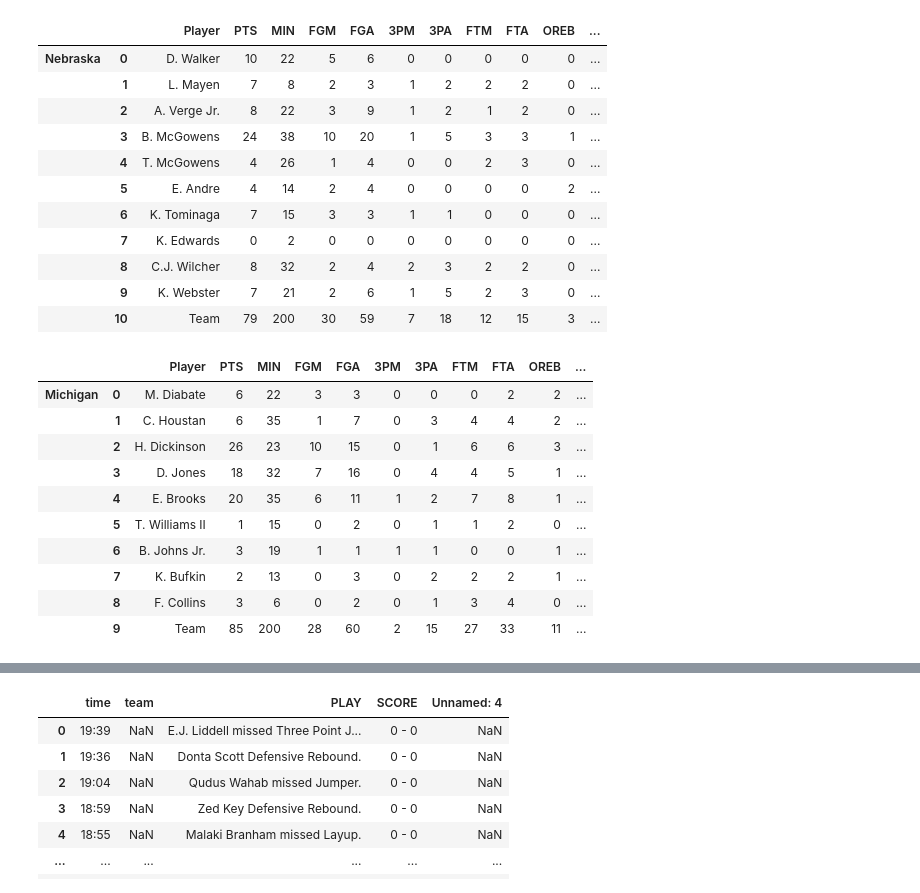
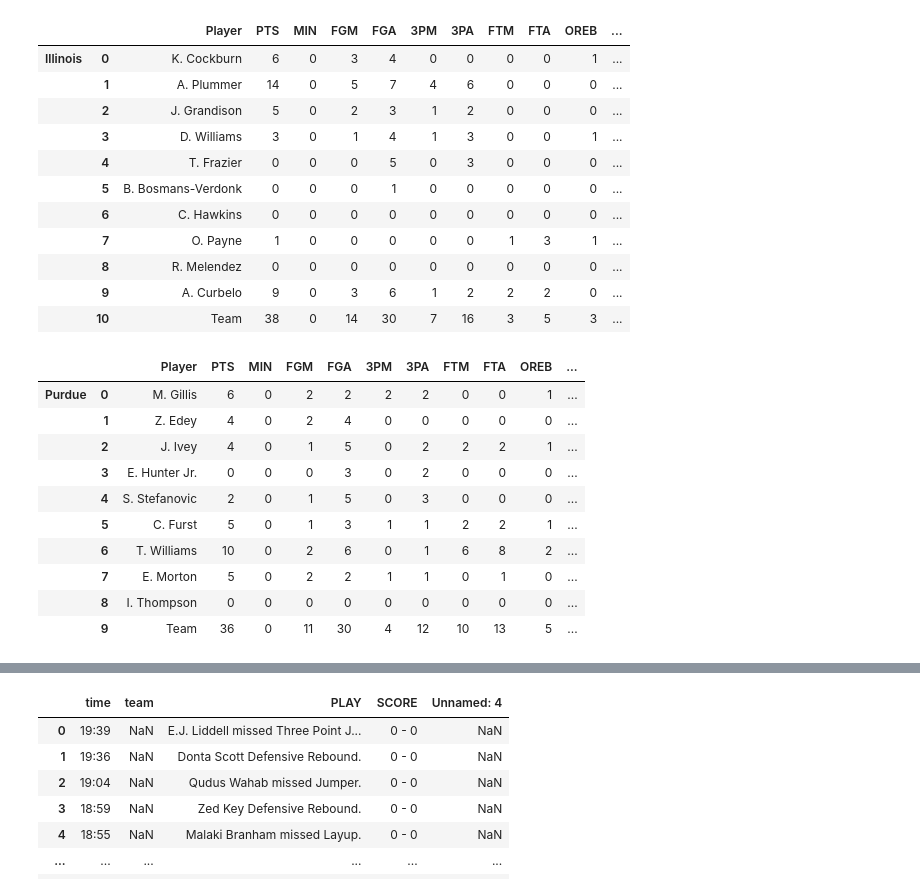
Before and after one commit to fmathews11/College_Basketball_Functions, a Jupyter notebook: Pulling_In_Boxscores.ipynb, the cells around one changed output, grey strips where cells are left out. Saved outputs shown, nothing was run; the diff lists cells and outputs as text; code cells hidden in the pictures.

```diff
--- a/Pulling_In_Boxscores.ipynb
+++ b/Pulling_In_Boxscores.ipynb
@@ -161,28 +160,28 @@ def get_agg_boxscore(game_id,disp = True):
 
     return final_df.astype(type_dict)
 # %%
-get_boxscores(401364415,disp = True)
+get_boxscores(401364432,disp = True)
 # %% [output]
 |  |  | Player | PTS | MIN | FGM | FGA | 3PM | 3PA | FTM | FTA | OREB | ... |
-| Nebraska | 0 | D. Walker | 10 | 22 | 5 | 6 | 0 | 0 | 0 | 0 | 0 | ... |
-|  | 1 | L. Mayen | 7 | 8 | 2 | 3 | 1 | 2 | 2 | 2 | 0 | ... |
-|  | 2 | A. Verge Jr. | 8 | 22 | 3 | 9 | 1 | 2 | 1 | 2 | 0 | ... |
-|  | 3 | B. McGowens | 24 | 38 | 10 | 20 | 1 | 5 | 3 | 3 | 1 | ... |
-|  | 4 | T. McGowens | 4 | 26 | 1 | 4 | 0 | 0 | 2 | 3 | 0 | ... |
-|  | 5 | E. Andre | 4 | 14 | 2 | 4 | 0 | 0 | 0 | 0 | 2 | ... |
-|  | 6 | K. Tominaga | 7 | 15 | 3 | 3 | 1 | 1 | 0 | 0 | 0 | ... |
-|  | 7 | K. Edwards | 0 | 2 | 0 | 0 | 0 | 0 | 0 | 0 | 0 | ... |
-|  | 8 | C.J. Wilcher | 8 | 32 | 2 | 4 | 2 | 3 | 2 | 2 | 0 | ... |
-|  | 9 | K. Webster | 7 | 21 | 2 | 6 | 1 | 5 | 2 | 3 | 0 | ... |
-|  | 10 | Team | 79 | 200 | 30 | 59 | 7 | 18 | 12 | 15 | 3 | ... |
+| Illinois | 0 | K. Cockburn | 6 | 0 | 3 | 4 | 0 | 0 | 0 | 0 | 1 | ... |
+|  | 1 | A. Plummer | 14 | 0 | 5 | 7 | 4 | 6 | 0 | 0 | 0 | ... |
+|  | 2 | J. Grandison | 5 | 0 | 2 | 3 | 1 | 2 | 0 | 0 | 0 | ... |
+|  | 3 | D. Williams | 3 | 0 | 1 | 4 | 1 | 3 | 0 | 0 | 1 | ... |
+|  | 4 | T. Frazier | 0 | 0 | 0 | 5 | 0 | 3 | 0 | 0 | 0 | ... |
+|  | 5 | B. Bosmans-Verdonk | 0 | 0 | 0 | 1 | 0 | 0 | 0 | 0 | 0 | ... |
+|  | 6 | C. Hawkins | 0 | 0 | 0 | 0 | 0 | 0 | 0 | 0 | 0 | ... |
+|  | 7 | O. Payne | 1 | 0 | 0 | 0 | 0 | 0 | 1 | 3 | 1 | ... |
+|  | 8 | R. Melendez | 0 | 0 | 0 | 0 | 0 | 0 | 0 | 0 | 0 | ... |
+|  | 9 | A. Curbelo | 9 | 0 | 3 | 6 | 1 | 2 | 2 | 2 | 0 | ... |
+|  | 10 | Team | 38 | 0 | 14 | 30 | 7 | 16 | 3 | 5 | 3 | ... |
 |  |  | Player | PTS | MIN | FGM | FGA | 3PM | 3PA | FTM | FTA | OREB | ... |
-| Michigan | 0 | M. Diabate | 6 | 22 | 3 | 3 | 0 | 0 | 0 | 2 | 2 | ... |
-|  | 1 | C. Houstan | 6 | 35 | 1 | 7 | 0 | 3 | 4 | 4 | 2 | ... |
-|  | 2 | H. Dickinson | 26 | 23 | 10 | 15 | 0 | 1 | 6 | 6 | 3 | ... |
-|  | 3 | D. Jones | 18 | 32 | 7 | 16 | 0 | 4 | 4 | 5 | 1 | ... |
-|  | 4 | E. Brooks | 20 | 35 | 6 | 11 | 1 | 2 | 7 | 8 | 1 | ... |
-|  | 5 | T. Williams II | 1 | 15 | 0 | 2 | 0 | 1 | 1 | 2 | 0 | ... |
-|  | 6 | B. Johns Jr. | 3 | 19 | 1 | 1 | 1 | 1 | 0 | 0 | 1 | ... |
-|  | 7 | K. Bufkin | 2 | 13 | 0 | 3 | 0 | 2 | 2 | 2 | 1 | ... |
-|  | 8 | F. Collins | 3 | 6 | 0 | 2 | 0 | 1 | 3 | 4 | 0 | ... |
-|  | 9 | Team | 85 | 200 | 28 | 60 | 2 | 15 | 27 | 33 | 11 | ... |
+| Purdue | 0 | M. Gillis | 6 | 0 | 2 | 2 | 2 | 2 | 0 | 0 | 1 | ... |
+|  | 1 | Z. Edey | 4 | 0 | 2 | 4 | 0 | 0 | 0 | 0 | 0 | ... |
+|  | 2 | J. Ivey | 4 | 0 | 1 | 5 | 0 | 2 | 2 | 2 | 1 | ... |
+|  | 3 | E. Hunter Jr. | 0 | 0 | 0 | 3 | 0 | 2 | 0 | 0 | 0 | ... |
+|  | 4 | S. Stefanovic | 2 | 0 | 1 | 5 | 0 | 3 | 0 | 0 | 0 | ... |
+|  | 5 | C. Furst | 5 | 0 | 1 | 3 | 1 | 1 | 2 | 2 | 1 | ... |
+|  | 6 | T. Williams | 10 | 0 | 2 | 6 | 0 | 1 | 6 | 8 | 2 | ... |
+|  | 7 | E. Morton | 5 | 0 | 2 | 2 | 1 | 1 | 0 | 1 | 0 | ... |
+|  | 8 | I. Thompson | 0 | 0 | 0 | 0 | 0 | 0 | 0 | 0 | 0 | ... |
+|  | 9 | Team | 36 | 0 | 11 | 30 | 4 | 12 | 10 | 13 | 5 | ... |
```
Also changed, not shown: parts of 7 cells of this notebook.
